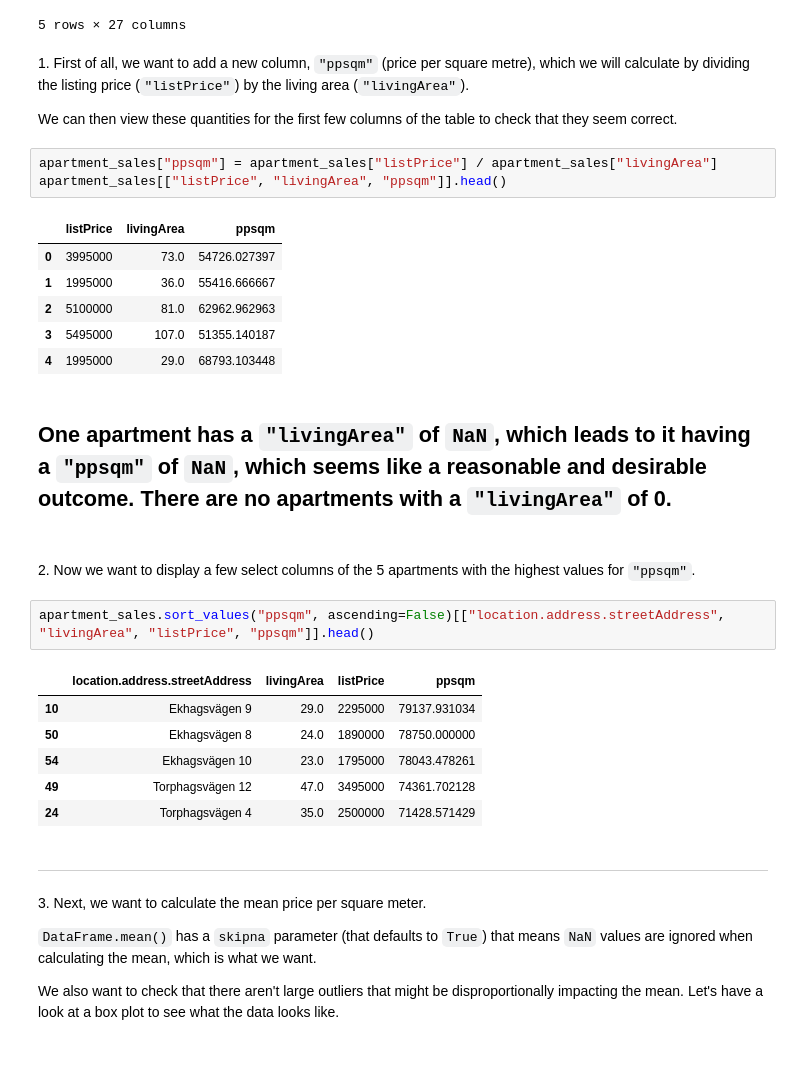
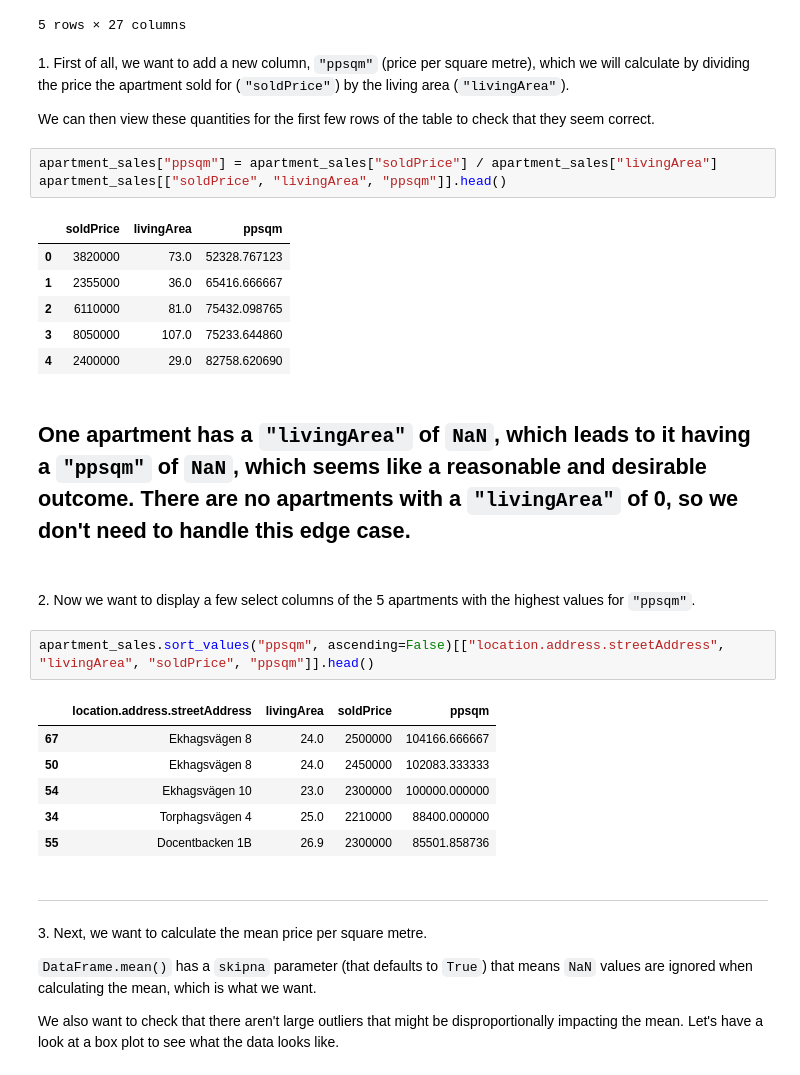
Before and after one commit to AndyDeany/MT4008-homework-2, a Jupyter notebook: HW2/HW2.ipynb, the cells around one changed output. Cells and saved outputs as stored; diff of their text form.

```diff
--- a/HW2/HW2.ipynb
+++ b/HW2/HW2.ipynb
@@ -26,42 +26,43 @@ apartment_sales.head()
 5 rows × 27 columns
 # %% [markdown]
 1\. First of all, we want to add a new column, `"ppsqm"` (price per square metre),
-which we will calculate by dividing the listing price (`"listPrice"`)
+which we will calculate by dividing the price the apartment sold for (`"soldPrice"`)
 by the living area (`"livingArea"`).
 
-We can then view these quantities for the first few columns of the table
+We can then view these quantities for the first few rows of the table
 to check that they seem correct.
 # %%
-apartment_sales["ppsqm"] = apartment_sales["listPrice"] / apartment_sales["livingArea"]
-apartment_sales[["listPrice", "livingArea", "ppsqm"]].head()
+apartment_sales["ppsqm"] = apartment_sales["soldPrice"] / apartment_sales["livingArea"]
+apartment_sales[["soldPrice", "livingArea", "ppsqm"]].head()
 # %% [output]
-|  | listPrice | livingArea | ppsqm |
-| 0 | 3995000 | 73.0 | 54726.027397 |
-| 1 | 1995000 | 36.0 | 55416.666667 |
-| 2 | 5100000 | 81.0 | 62962.962963 |
-| 3 | 5495000 | 107.0 | 51355.140187 |
-| 4 | 1995000 | 29.0 | 68793.103448 |
+|  | soldPrice | livingArea | ppsqm |
+| 0 | 3820000 | 73.0 | 52328.767123 |
+| 1 | 2355000 | 36.0 | 65416.666667 |
+| 2 | 6110000 | 81.0 | 75432.098765 |
+| 3 | 8050000 | 107.0 | 75233.644860 |
+| 4 | 2400000 | 29.0 | 82758.620690 |
 # %% [markdown]
 One apartment has a `"livingArea"` of `NaN`, which leads to it having a `"ppsqm"` of `NaN`,
-which seems like a reasonable and desirable outcome. There are no apartments with a `"livingArea"` of 0.
+which seems like a reasonable and desirable outcome. There are no apartments with a `"livingArea"` of 0,
+so we don't need to handle this edge case.
 <br>
 <br>
 ---
 
 2\. Now we want to display a few select columns of the 5 apartments with the highest values for `"ppsqm"`.
 # %%
-apartment_sales.sort_values("ppsqm", ascending=False)[["location.address.streetAddress", "livingArea", "listPrice", "ppsqm"]].head()
+apartment_sales.sort_values("ppsqm", ascending=False)[["location.address.streetAddress", "livingArea", "soldPrice", "ppsqm"]].head()
 # %% [output]
-|  | location.address.streetAddress | livingArea | listPrice | ppsqm |
-| 10 | Ekhagsvägen 9 | 29.0 | 2295000 | 79137.931034 |
-| 50 | Ekhagsvägen 8 | 24.0 | 1890000 | 78750.000000 |
-| 54 | Ekhagsvägen 10 | 23.0 | 1795000 | 78043.478261 |
-| 49 | Torphagsvägen 12 | 47.0 | 3495000 | 74361.702128 |
-| 24 | Torphagsvägen 4 | 35.0 | 2500000 | 71428.571429 |
+|  | location.address.streetAddress | livingArea | soldPrice | ppsqm |
+| 67 | Ekhagsvägen 8 | 24.0 | 2500000 | 104166.666667 |
+| 50 | Ekhagsvägen 8 | 24.0 | 2450000 | 102083.333333 |
+| 54 | Ekhagsvägen 10 | 23.0 | 2300000 | 100000.000000 |
+| 34 | Torphagsvägen 4 | 25.0 | 2210000 | 88400.000000 |
+| 55 | Docentbacken 1B | 26.9 | 2300000 | 85501.858736 |
 # %% [markdown]
 ---
 
-3\. Next, we want to calculate the mean price per square meter.
+3\. Next, we want to calculate the mean price per square metre.
 
 `DataFrame.mean()` has a `skipna` parameter (that defaults to `True`)
 that means `NaN` values are ignored when calculating the mean, which is what we want.
```
Also changed, not shown: parts of 11 cells of this notebook.
